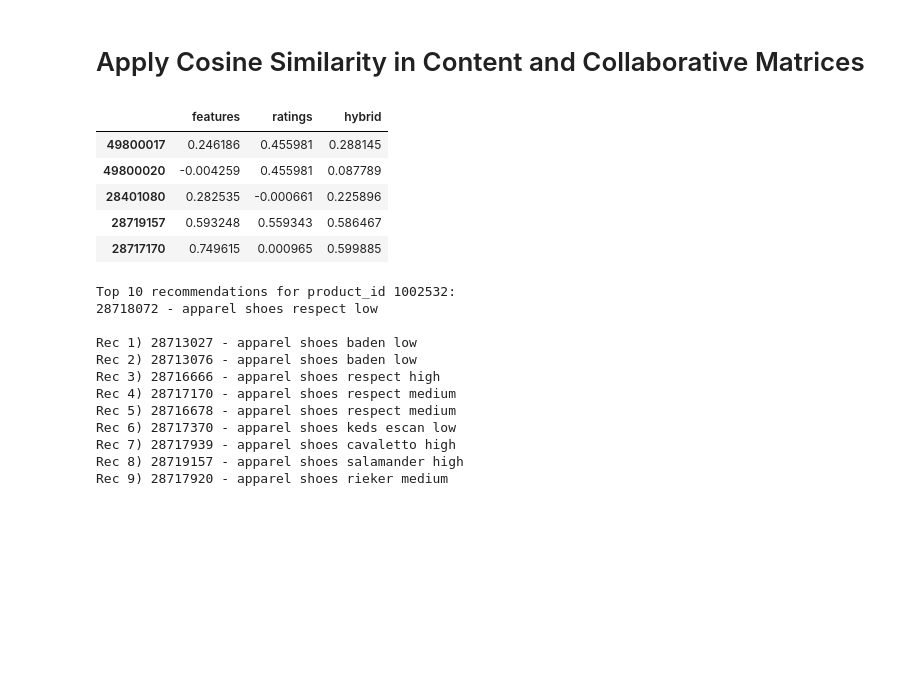
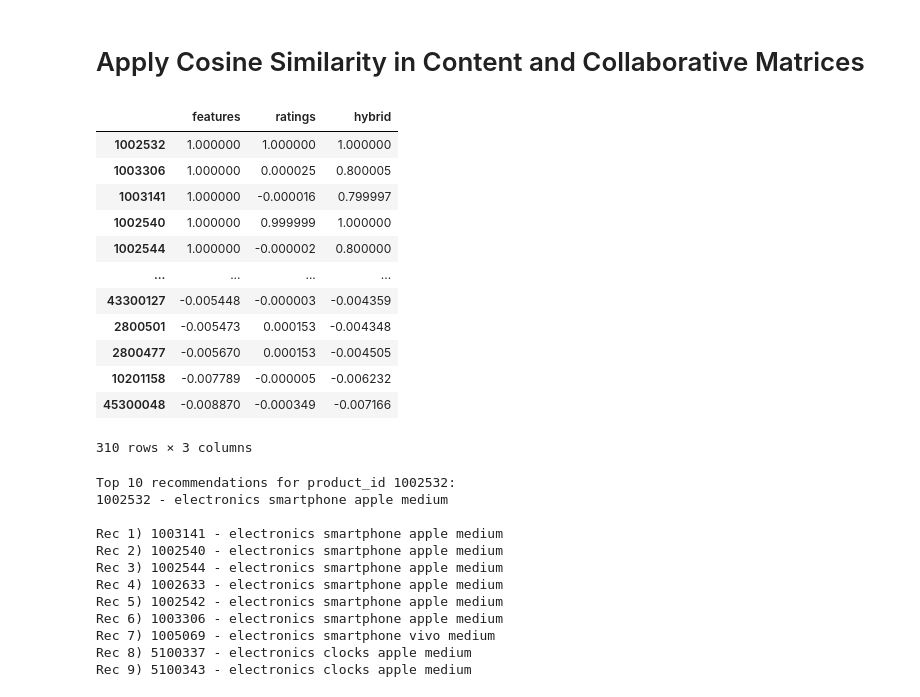
Before and after one commit to sailormoonvicky/eCommerce, a Jupyter notebook: Similar product recommender.ipynb, the cells around one changed output. Saved outputs shown, nothing was run; the diff lists cells and outputs as text; code cells hidden in the pictures; blank space fills up the shorter version.

```diff
--- a/Similar product recommender.ipynb
+++ b/Similar product recommender.ipynb
@@ -256,6 +256,8 @@ latent_df_2.shape
 (310, 75)
 # %% [markdown]
 # Apply Cosine Similarity in Content and Collaborative Matrices
+# %%
+product_id=1002532
 # %%
 # Get the latent vectors for "Toy Story" from content and collaborative matrices
 v1 = np.array(latent_df_1.loc[product_id]).reshape(1, -1)
@@ -278,14 +280,22 @@ weight_features = 0.8
 recommendation_combined = pd.merge(recommendation_df_1, recommendation_df_2, left_index=True, right_index=True)
 recommendation_combined['hybrid'] = ((weight_features*recommendation_combined['features'] + (1-weight_features)*recommendation_combined['ratings']))
 # %%
-recommendation_combined.head()
+recommendation_combined.sort_values('features', ascending=False, inplace=True)
+recommendation_combined
 # %% [output]
 |  | features | ratings | hybrid |
-| 49800017 | 0.246186 | 0.455981 | 0.288145 |
-| 49800020 | -0.004259 | 0.455981 | 0.087789 |
-| 28401080 | 0.282535 | -0.000661 | 0.225896 |
-| 28719157 | 0.593248 | 0.559343 | 0.586467 |
-| 28717170 | 0.749615 | 0.000965 | 0.599885 |
+| 1002532 | 1.000000 | 1.000000 | 1.000000 |
+| 1003306 | 1.000000 | 0.000025 | 0.800005 |
+| 1003141 | 1.000000 | -0.000016 | 0.799997 |
+| 1002540 | 1.000000 | 0.999999 | 1.000000 |
+| 1002544 | 1.000000 | -0.000002 | 0.800000 |
+| ... | ... | ... | ... |
+| 43300127 | -0.005448 | -0.000003 | -0.004359 |
+| 2800501 | -0.005473 | 0.000153 | -0.004348 |
+| 2800477 | -0.005670 | 0.000153 | -0.004505 |
+| 10201158 | -0.007789 | -0.000005 | -0.006232 |
+| 45300048 | -0.008870 | -0.000349 | -0.007166 |
+310 rows × 3 columns
 # %%
 def top_n_products(product_id, rec_df, meta_df, n=10, ranking='hybrid'):
 
@@ -310,14 +320,14 @@ def top_n_products(product_id, rec_df, meta_df, n=10, ranking='hybrid'):
 top_n_products(1002532, recommendation_combined, X_meta, ranking='features')
 # %% [output]
 Top 10 recommendations for product_id 1002532:
-28718072 - apparel shoes respect low
+1002532 - electronics smartphone apple medium
 
-Rec 1) 28713027 - apparel shoes baden low
-Rec 2) 28713076 - apparel shoes baden low
-Rec 3) 28716666 - apparel shoes respect high
-Rec 4) 28717170 - apparel shoes respect medium
-Rec 5) 28716678 - apparel shoes respect medium
-Rec 6) 28717370 - apparel shoes keds escan low
-Rec 7) 28717939 - apparel shoes cavaletto high
-Rec 8) 28719157 - apparel shoes salamander high
-Rec 9) 28717920 - apparel shoes rieker medium
+Rec 1) 1003141 - electronics smartphone apple medium
+Rec 2) 1002540 - electronics smartphone apple medium
+Rec 3) 1002544 - electronics smartphone apple medium
+Rec 4) 1002633 - electronics smartphone apple medium
+Rec 5) 1002542 - electronics smartphone apple medium
+Rec 6) 1003306 - electronics smartphone apple medium
+Rec 7) 1005069 - electronics smartphone vivo medium
+Rec 8) 5100337 - electronics clocks apple medium
+Rec 9) 5100343 - electronics clocks apple medium
```
Also changed, not shown: parts of 1 cell of this notebook.
